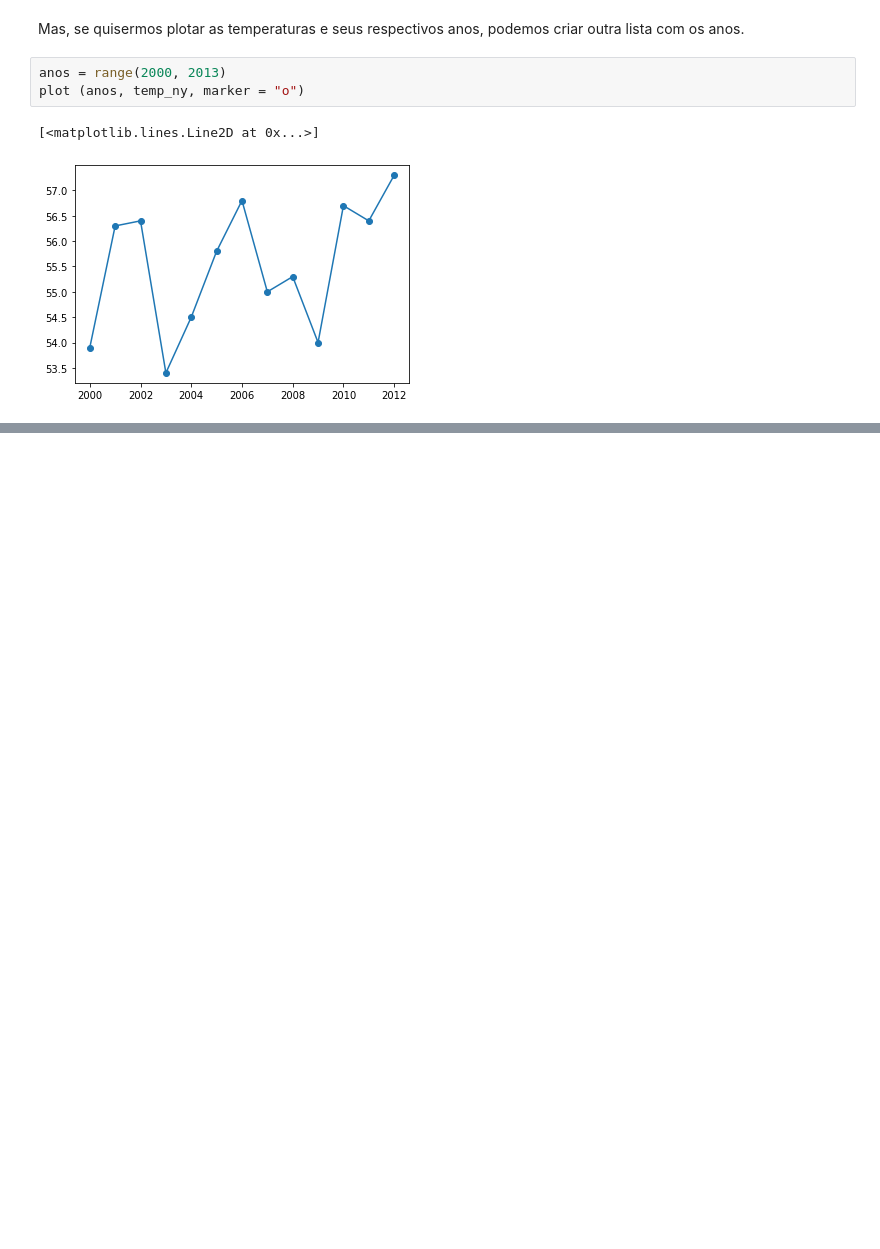
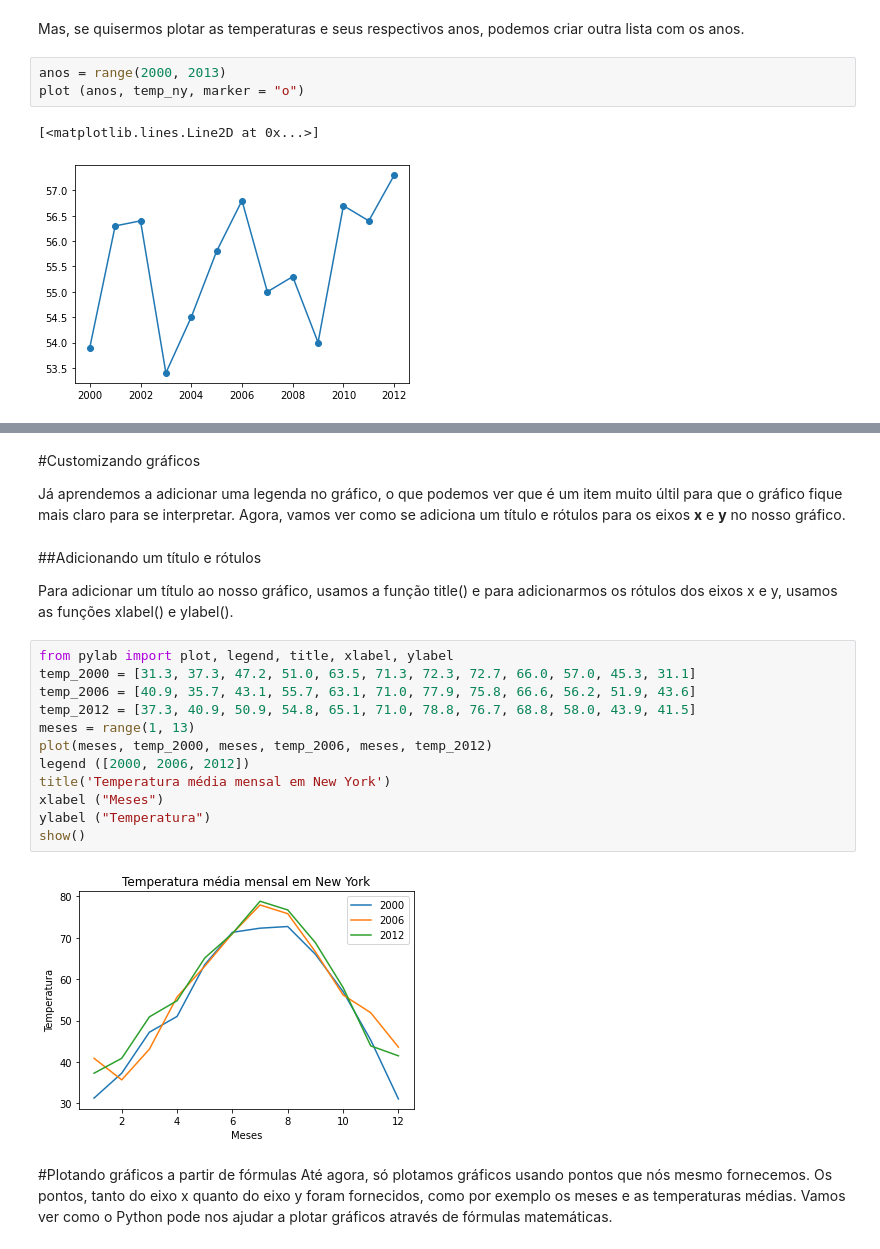
Before and after one commit to alexiaca/mentores-python, a Jupyter notebook: Python06.ipynb, the cells around one changed output, grey strips where cells are left out. Cells and saved outputs as stored; diff of their text form; blank space fills up the shorter version.

```diff
--- a/Python06.ipynb
+++ b/Python06.ipynb
@@ -101,0 +157,25 @@ plot (anos, temp_ny, marker = "o")
+# %% [markdown]
+#Customizando gráficos
+
+Já aprendemos a adicionar uma legenda no gráfico, o que podemos ver que é um item muito últil para que o gráfico fique mais claro para se interpretar. Agora, vamos ver como se adiciona um título e rótulos para os eixos **x** e **y** no nosso gráfico.
+# %% [markdown]
+##Adicionando um título e rótulos
+
+Para adicionar um título ao nosso gráfico, usamos a função title() e para adicionarmos os rótulos dos eixos x e y, usamos as funções xlabel() e ylabel().
+# %%
+from pylab import plot, legend, title, xlabel, ylabel
+temp_2000 = [31.3, 37.3, 47.2, 51.0, 63.5, 71.3, 72.3, 72.7, 66.0, 57.0, 45.3, 31.1]
+temp_2006 = [40.9, 35.7, 43.1, 55.7, 63.1, 71.0, 77.9, 75.8, 66.6, 56.2, 51.9, 43.6]
+temp_2012 = [37.3, 40.9, 50.9, 54.8, 65.1, 71.0, 78.8, 76.7, 68.8, 58.0, 43.9, 41.5]
+meses = range(1, 13)
+plot(meses, temp_2000, meses, temp_2006, meses, temp_2012)
+legend ([2000, 2006, 2012])
+title('Temperatura média mensal em New York')
+xlabel ("Meses")
+ylabel ("Temperatura")
+show()
+# %% [output]
+[figure, added]
+# %% [markdown]
+#Plotando gráficos a partir de fórmulas
+Até agora, só plotamos gráficos usando pontos que nós mesmo fornecemos. Os pontos, tanto do eixo x quanto do eixo y foram fornecidos, como por exemplo os meses e as temperaturas médias. Vamos ver como o Python pode nos ajudar a plotar gráficos através de fórmulas matemáticas.
```
Also changed, not shown: parts of 14 cells of this notebook.
